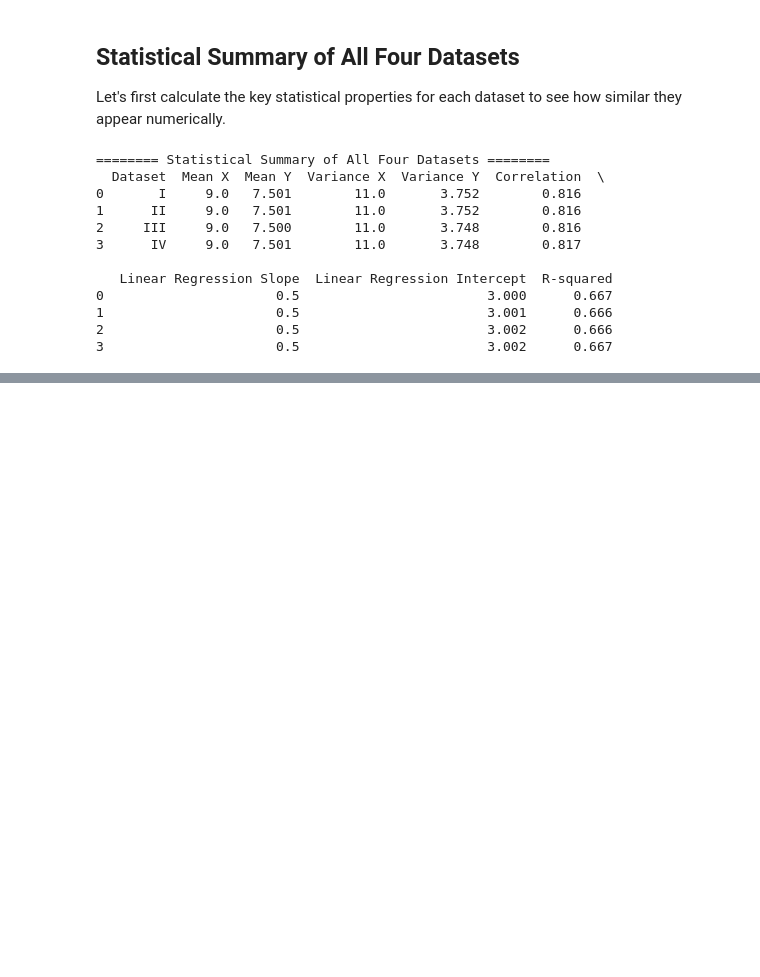
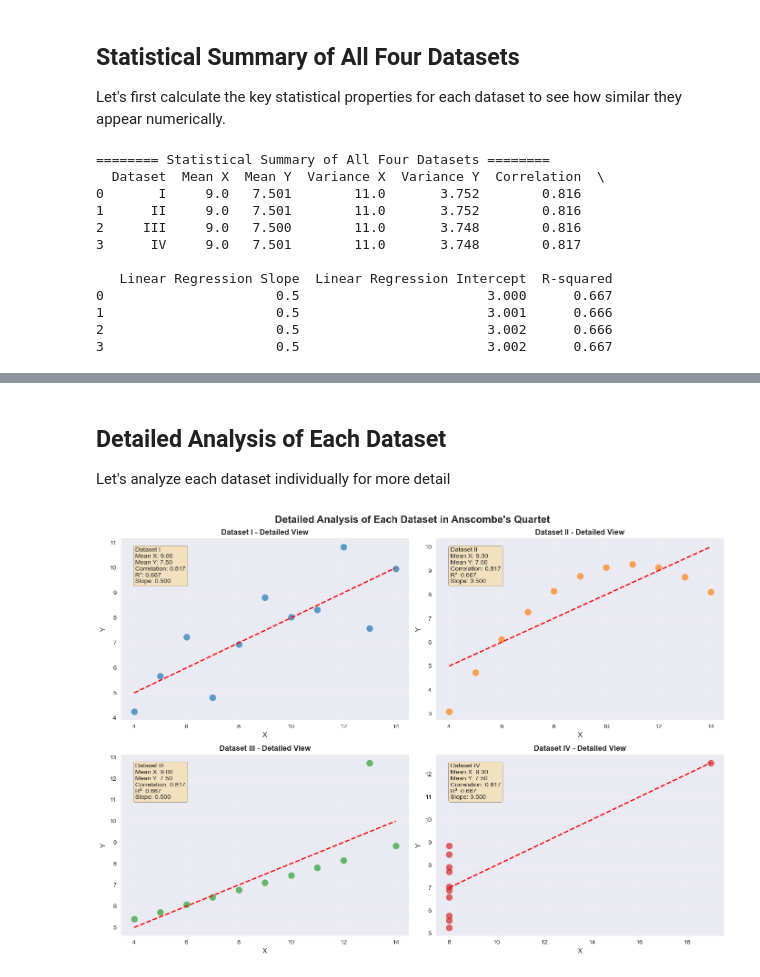
Before and after one commit to ibrahim-kocyigit/kocyigit-dsml, a Jupyter notebook: 03_specializations/01_fitting_statistical_models_to_data_with_python/02_fitting_models_to_independent_data/04_importance_of_data_visualization.ipynb, the cells around one changed output, grey strips where cells are left out. Drawn from its saved outputs; the diff is of its cells as text; code cells hidden in the pictures; blank space fills up the shorter version.

```diff
--- a/03_specializations/01_fitting_statistical_models_to_data_with_python/02_fitting_models_to_independent_data/04_importance_of_data_visualization.ipynb
+++ b/03_specializations/01_fitting_statistical_models_to_data_with_python/02_fitting_models_to_independent_data/04_importance_of_data_visualization.ipynb
@@ -99,0 +143,43 @@ print(summary_df.round(3))
+# %% [markdown]
+## Detailed Analysis of Each Dataset
+
+Let's analyze each dataset individually for more detail
+# %%
+fig, axes = plt.subplots(2, 2, figsize=(14, 10))
+
+for i, dataset_name in enumerate(dataset_names):
+    row = i // 2
+    col = i % 2
+
+    subset = anscombe[anscombe['dataset'] == dataset_name]
+
+    # Main scatter plot
+    scatter = axes[row, col].scatter(subset['x'], subset['y'], color=colors[i], s=100, alpha=0.7)
+
+    # Regression line
+    slope, intercept, r_value, p_value, std_err = linreg_result
+    x_line = np.linspace(subset['x'].min(), subset['x'].max(), 100)
+    y_line = intercept + slope * x_line
+    axes[row, col].plot(x_line, y_line, color='red', linewidth=2, linestyle='--')
+
+    # Add statistical annotations
+    stats_text = f'''Dataset {dataset_name}
+Mean X: {np.mean(subset['x']):.2f}
+Mean Y: {np.mean(subset['y']):.2f}
+Correlation: {r_value:.3f}
+R²: {r_value**2:.3f}
+Slope: {slope:.3f}'''
+
+    axes[row, col].text(0.05, 0.95, stats_text, transform=axes[row, col].transAxes,
+                       verticalalignment='top', bbox=dict(boxstyle='round', facecolor='wheat', alpha=0.8))
+
+    axes[row, col].set_title(f'Dataset {dataset_name} - Detailed View', fontsize=12, fontweight='bold')
+    axes[row, col].set_xlabel('X')
+    axes[row, col].set_ylabel('Y')
+    axes[row, col].grid(True, alpha=0.3)
+
+plt.suptitle('Detailed Analysis of Each Dataset in Anscombe\'s Quartet', fontsize=16, fontweight='bold')
+plt.tight_layout()
+plt.show()
+# %% [output]
+[figure, added]
```
Also changed, not shown: parts of 3 cells of this notebook.
